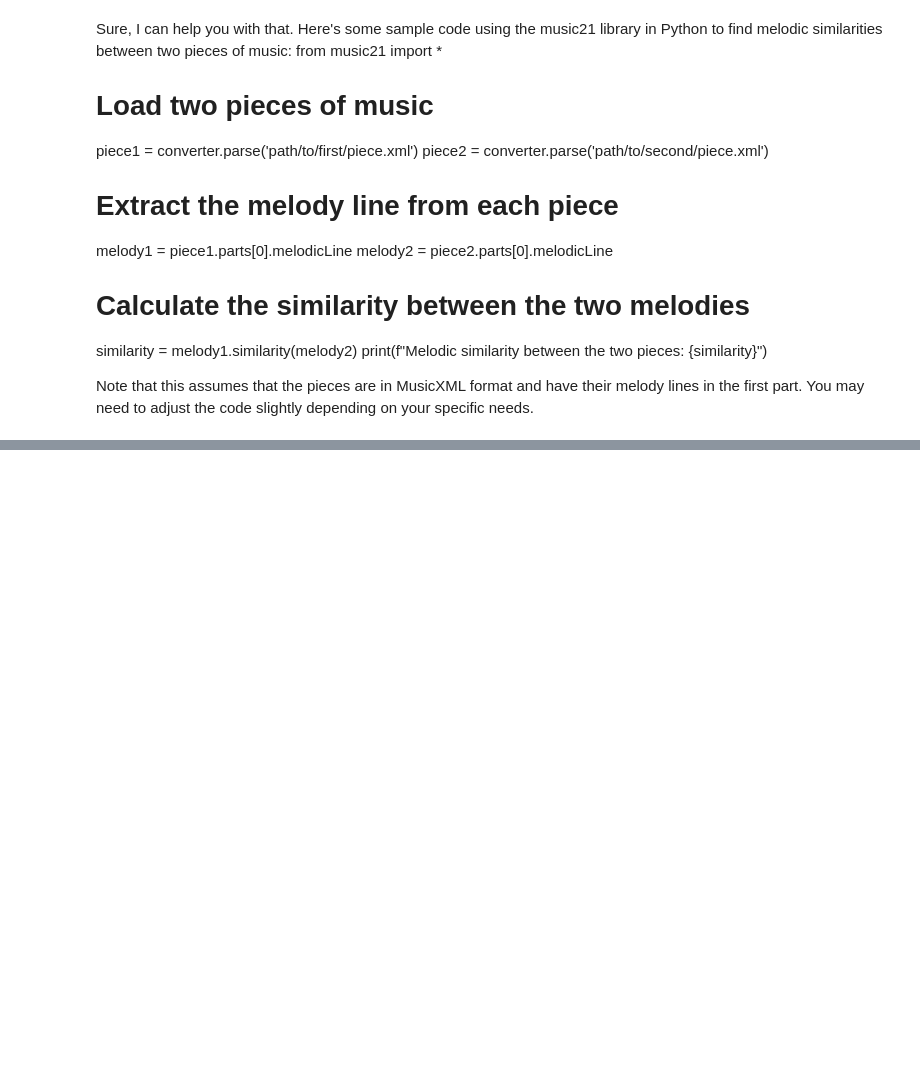
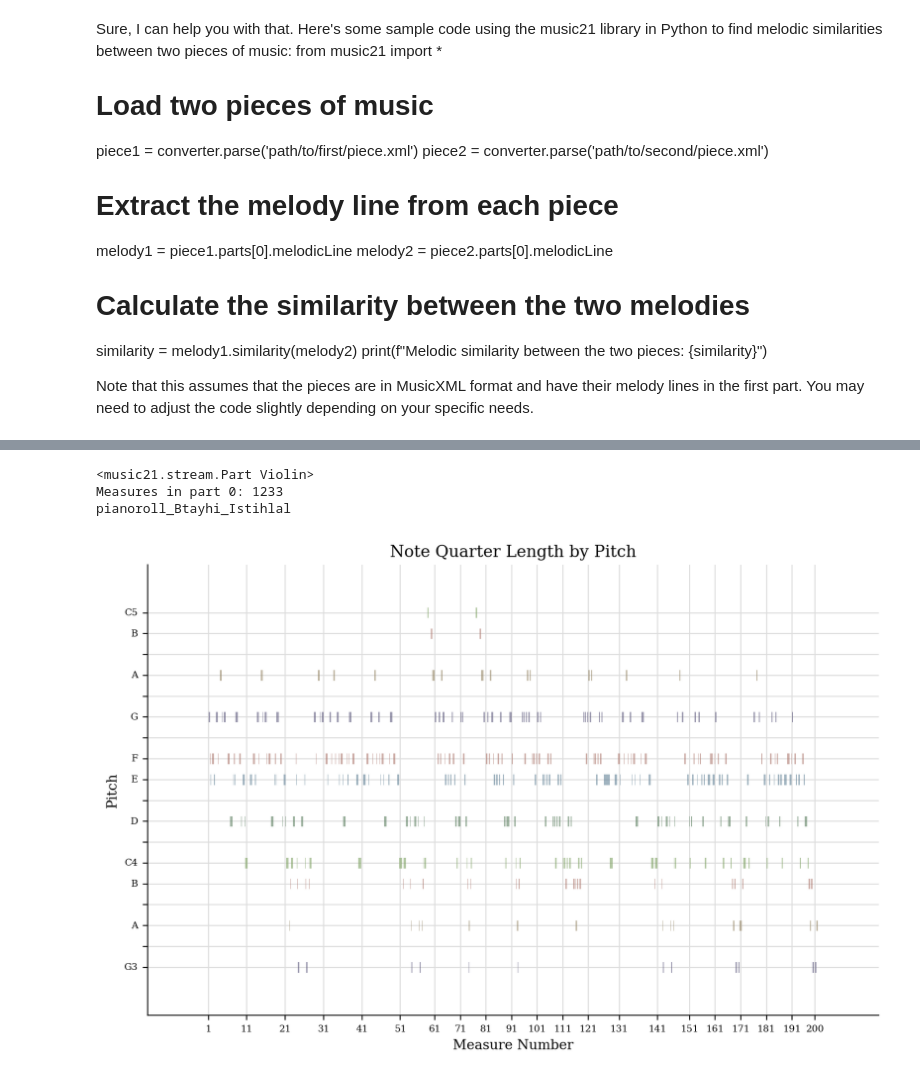
Before and after one commit to abhishekneerr/AMPLab, a Jupyter notebook: ethnonmusicology/Nawab_melodic_similarities.ipynb, the cells around one changed output, grey strips where cells are left out. Drawn from its saved outputs; the diff is of its cells as text; code cells hidden in the pictures; blank space fills up the shorter version.

```diff
--- a/ethnonmusicology/Nawab_melodic_similarities.ipynb
+++ b/ethnonmusicology/Nawab_melodic_similarities.ipynb
@@ -513,0 +392,25 @@ pianoroll_Rasd_Dayl
+# %%
+# Nawba 2, Btayhi_Istihlal
+
+s2 = converter.parse(
+    'Btayhi_Istihlal.mxl')
+
+scoreParts2 = s2.parts.stream()
+for element in scoreParts2.elements:
+    print(element)
+
+part2 = scoreParts2[0]
+# part0.elements
+measures2 = part2.getElementsByClass(stream.Measure).stream()
+print('Measures in part 0:', len(measures2))
+
+limited_measures2 = part2.measures(1, 200)
+
+
+print("pianoroll_Btayhi_Istihlal")
+pianoroll_Btayhi_Istihlal = limited_measures2.plot('pianoroll')
+# %% [output]
+<music21.stream.Part Violin>
+Measures in part 0: 1233
+pianoroll_Btayhi_Istihlal
+[figure, added]
```
Also changed, not shown: parts of 31 cells of this notebook.
